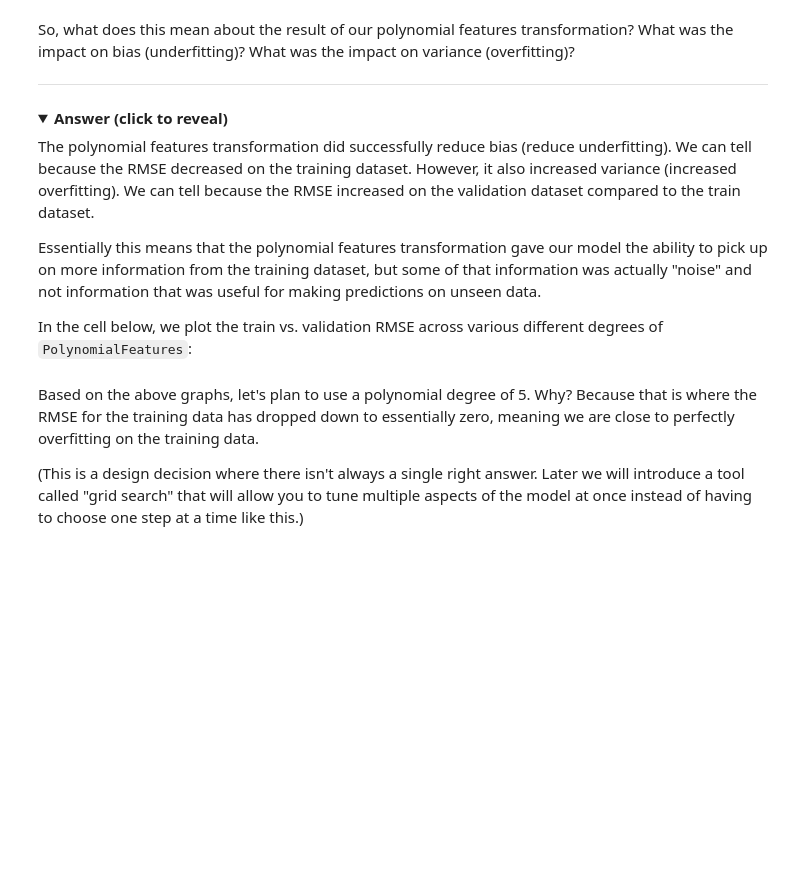
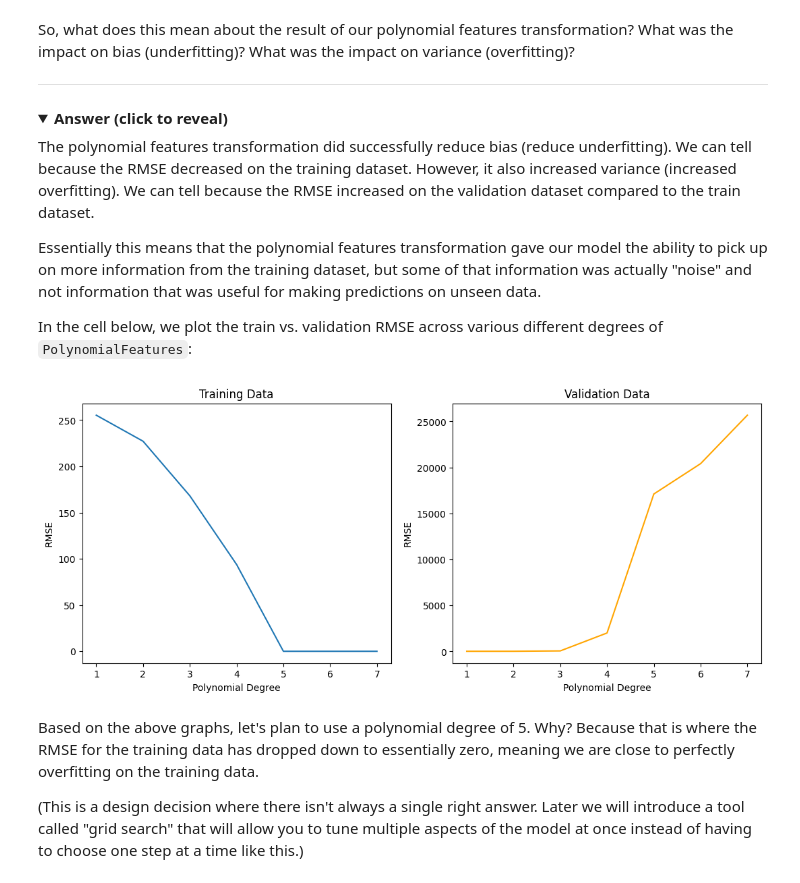
Before and after one commit to jscriven0218/dsc-ml-fundamentals-lab, a Jupyter notebook: index.ipynb, the cells around one changed output. Cells and saved outputs as stored; diff of their text form; code cells hidden in the pictures; folded sections open; blank space fills up the shorter version.

```diff
--- a/index.ipynb
+++ b/index.ipynb
@@ -304,16 +304,16 @@ Then fit the transformer on `X_train` and create a new `X_train_poly` matrix by
 # Replace None with appropriate code
 
 # Import the relevant class
-None
+from sklearn.preprocessing import PolynomialFeatures
 
 # Instantiate polynomial features transformer
-poly = None
+poly = PolynomialFeatures()
 
 # Fit transformer on entire X_train
-None
+poly.fit(X_train)
 
 # Create transformed data matrix by transforming X_train
-X_train_poly = None
+X_train_poly = poly.transform(X_train)
 # %% [markdown]
 Check that `poly` was instantiated correctly, and `X_train_poly` has the correct shape:
 # %%
@@ -330,11 +330,12 @@ In the cell below, fit the `baseline_model` on `X_train_poly` and `y_train`, the
 # Replace None with appropriate code
 
 # Fit baseline_model
-None
+baseline_model.fit(X_train_poly, y_train)
 
 # Make predictions
-y_pred_poly = None
+y_pred_poly = baseline_model.predict(X_train_poly)
 
 # Find the RMSE on the full X_train_poly and y_train
-poly_rmse = None
+poly_mse = mean_squared_error(y_train, y_pred_poly)
+poly_rmse = np.sqrt(poly_mse)
 poly_rmse
@@ -352,7 +355,7 @@ In the cell below, use `cross_val_score` to find an averaged cross-validated RMS
 # Replace None with appropriate code
 
 # Get the cross validated scores for our transformed features
-poly_cv = None
+poly_cv = cross_val_score(baseline_model, X_train_poly, y_train, scoring="neg_root_mean_squared_error")
 
 # Display the average of the cross-validated scores
 poly_cv_rmse = -(poly_cv.mean())
@@ -405,34 +418,36 @@ degrees = list(range(1,8))
 for degree in degrees:
     # Create transformer of relevant degree and transform X_train
     poly = PolynomialFeatures(degree)
     X_train_poly = poly.fit_transform(X_train)
     baseline_model.fit(X_train_poly, y_train)
 
     # RMSE for training data
     y_pred_poly = baseline_model.predict(X_train_poly)
-    train_rmse.append(mean_squared_error(y_train, y_pred_poly, squared=False))
+    train_rmse.append(mean_squared_error(y_train, y_pred_poly))
 
     # RMSE for validation data
     poly_cv = cross_val_score(baseline_model, X_train_poly, y_train, scoring="neg_root_mean_squared_error")
     val_rmse.append(-(poly_cv.mean()))
 
 # Set up plot
 import matplotlib.pyplot as plt
 fig, (ax1, ax2) = plt.subplots(ncols=2, figsize=(13,5))
 
 # Plot RMSE for training data
 ax1.plot(degrees, train_rmse)
 ax1.set_title("Training Data")
 
 # Plot RMSE for validation data
 ax2.plot(degrees, val_rmse, color="orange")
 ax2.set_title("Validation Data")
 
 # Shared attributes for plots
 for ax in (ax1, ax2):
     ax.set_xticks(degrees)
     ax.set_xlabel("Polynomial Degree")
     ax.set_ylabel("RMSE")
+# %% [output]
+[figure, added]
 # %% [markdown]
 Based on the above graphs, let's plan to use a polynomial degree of 5. Why? Because that is where the RMSE for the training data has dropped down to essentially zero, meaning we are close to perfectly overfitting on the training data.
 
```
Also changed, not shown: parts of 13 cells of this notebook.
